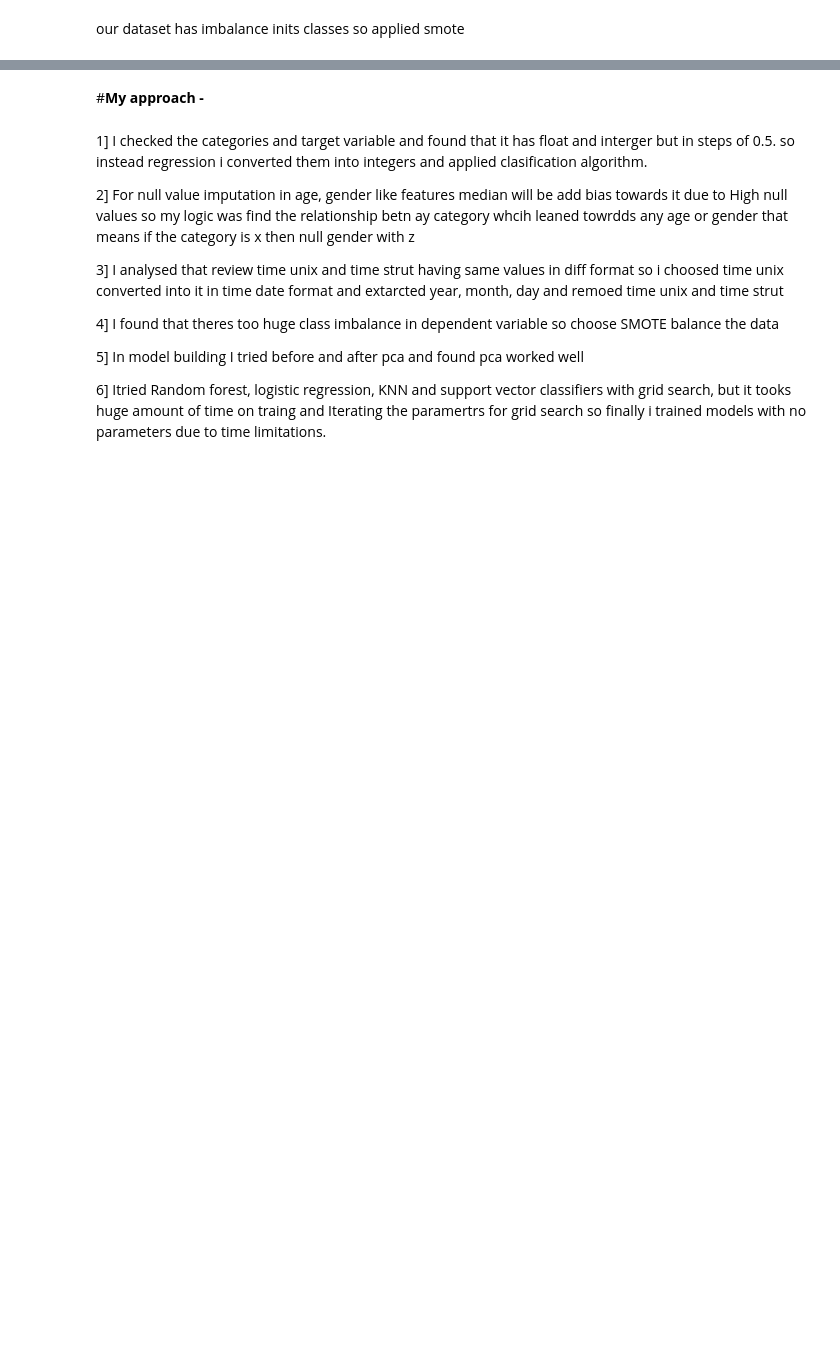
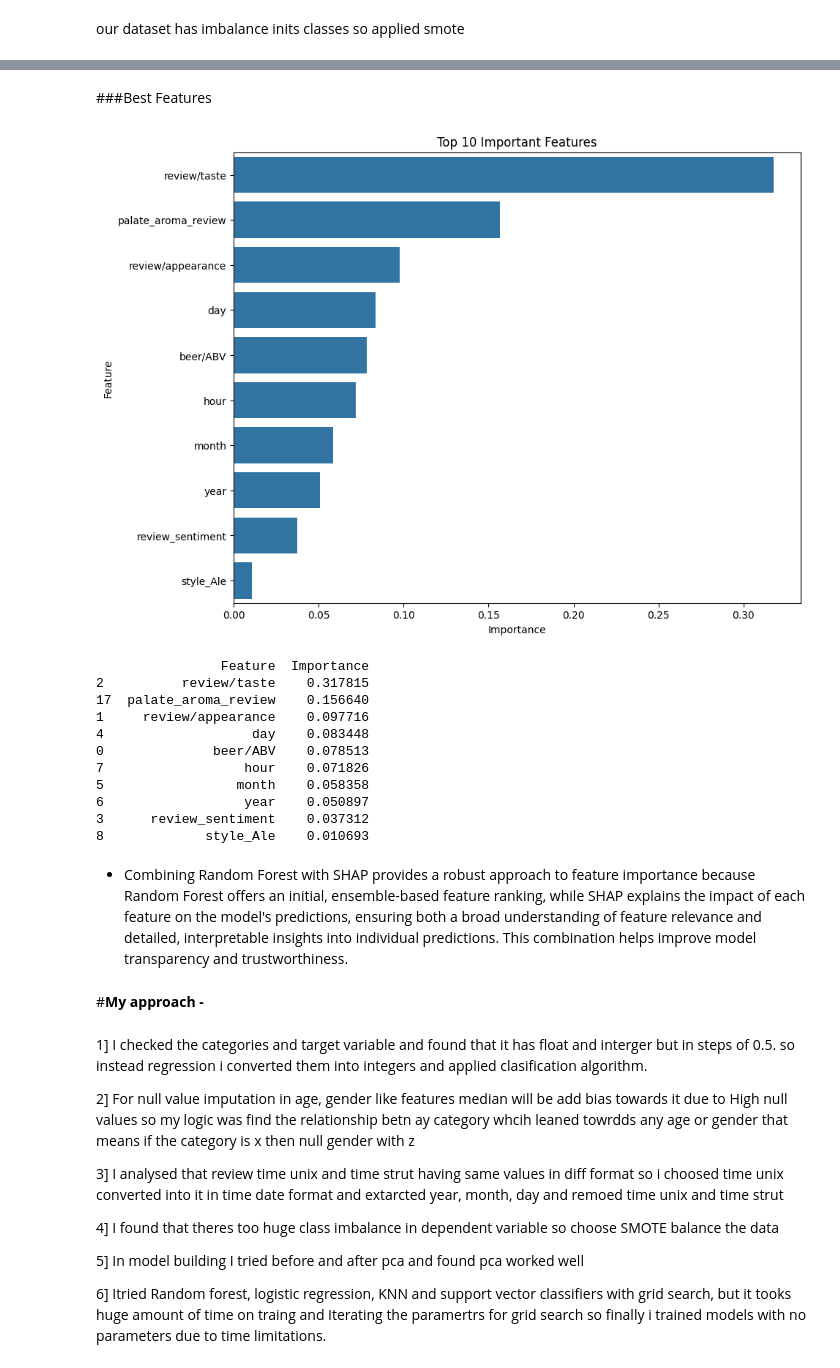
Before and after one commit to Rohit-Saswadkar/Blue-Bash-beer-review-prediction, a Jupyter notebook: Bluebash_beer_review_prediction.ipynb, the cells around one changed output, grey strips where cells are left out. Cells and saved outputs as stored; diff of their text form; code cells hidden in the pictures; blank space fills up the shorter version.

```diff
--- a/Bluebash_beer_review_prediction.ipynb
+++ b/Bluebash_beer_review_prediction.ipynb
@@ -968,3 +997,43 @@ Due to time limitations i Didnt trained using grid search hyperparamerter tuning
+# %% [markdown]
+###Best Features
+# %%
+
+# Train a simple RandomForest model to get feature importances
+model = RandomForestClassifier(random_state=42)
+model.fit(X_train_scaled, y_train_smote)
+
+# Extract feature importances
+importances = model.feature_importances_
+
+# Create a DataFrame for better visualization
+feature_importance_df = pd.DataFrame({'Feature': X_train.columns, 'Importance': importances})
+
+# Sort by importance
+feature_importance_df = feature_importance_df.sort_values(by='Importance', ascending=False)
+
+# Plotting feature importances
+plt.figure(figsize=(10, 8))
+sns.barplot(x='Importance', y='Feature', data=feature_importance_df.head(10))
+plt.title('Top 10 Important Features')
+plt.show()
+
+# Display top features
+print(feature_importance_df.head(10))
+# %% [output]
+[figure, added]
+                Feature  Importance
+2          review/taste    0.317815
+17  palate_aroma_review    0.156640
+1     review/appearance    0.097716
+4                   day    0.083448
+0              beer/ABV    0.078513
+7                  hour    0.071826
+5                 month    0.058358
+6                  year    0.050897
+3      review_sentiment    0.037312
+8             style_Ale    0.010693
+# %% [markdown]
+* Combining Random Forest with SHAP provides a robust approach to feature importance because Random Forest offers an initial, ensemble-based feature ranking, while SHAP explains the impact of each feature on the model's predictions, ensuring both a broad understanding of feature relevance and detailed, interpretable insights into individual predictions. This combination helps improve model transparency and trustworthiness.
 # %% [markdown]
 #**My approach -**
 # %% [markdown]
```
Also changed, not shown: parts of 34 cells of this notebook.
